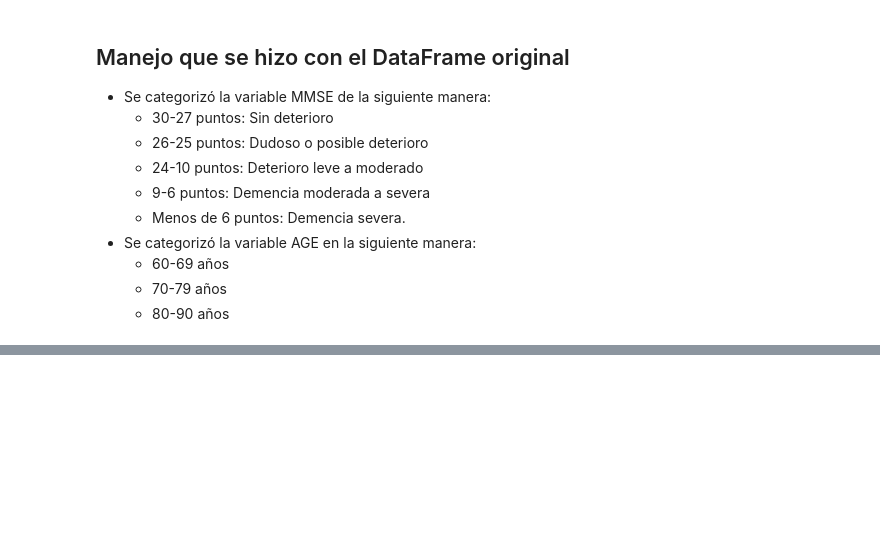
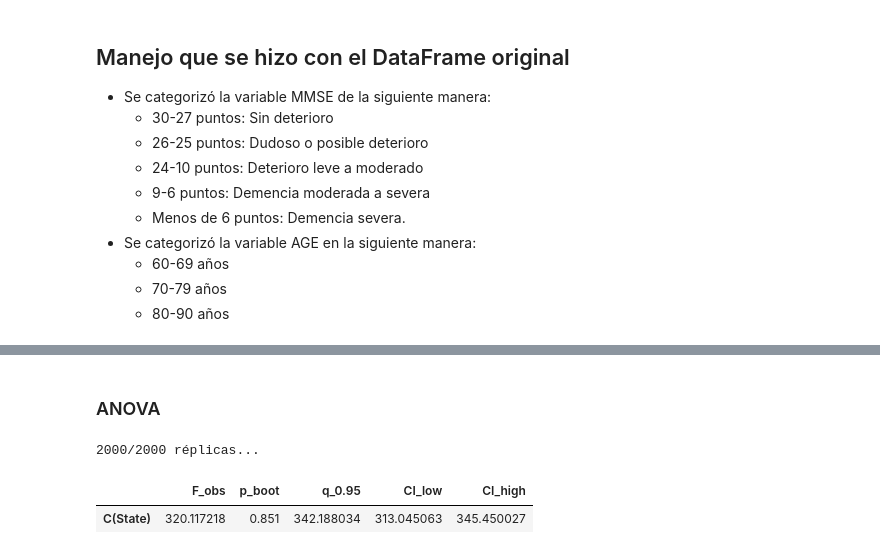
Before and after one commit to Bioestadistica-2025-2/Proyecto-Final, a Jupyter notebook: final_code.ipynb, the cells around one changed output, grey strips where cells are left out. Saved outputs shown, nothing was run; the diff lists cells and outputs as text; code cells hidden in the pictures; blank space fills up the shorter version.

```diff
--- a/final_code.ipynb
+++ b/final_code.ipynb
@@ -99,0 +234,20 @@ Name: count, dtype: int64
+# %% [markdown]
+### ANOVA
+# %%
+F_obs, Fstar, pB, ci, resumen = anova_bootstrap_stratified(
+    df=df,
+    formula="CholesterolLDL ~ C(State)",
+    group_cols=["State"],
+    B=2000,
+    typ=2,
+    alpha=0.05,
+    seed=42,
+    progress=True
+)
+
+
+resumen
+# %% [output]
+2000/2000 réplicas...
+|  | F_obs | p_boot | q_0.95 | CI_low | CI_high |
+| C(State) | 320.117218 | 0.851 | 342.188034 | 313.045063 | 345.450027 |
```
Also changed, not shown: parts of 8 cells of this notebook, 1 other file.
